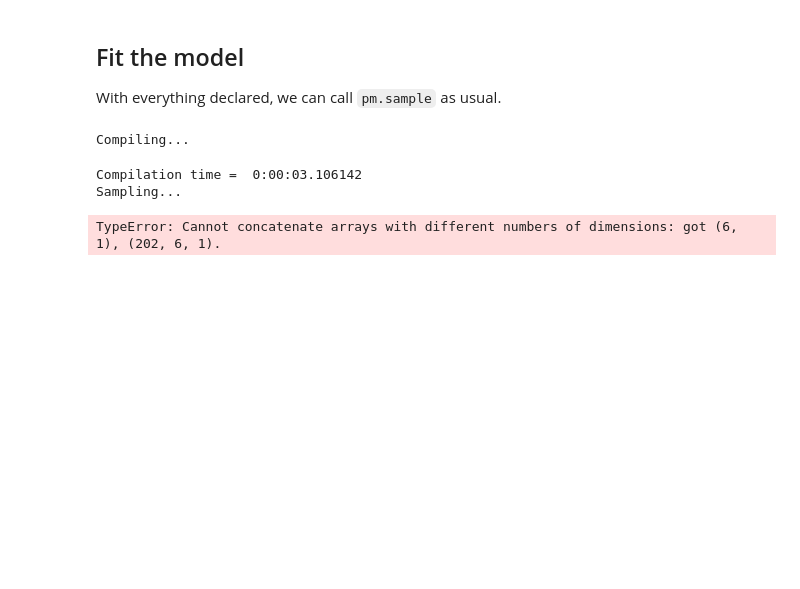
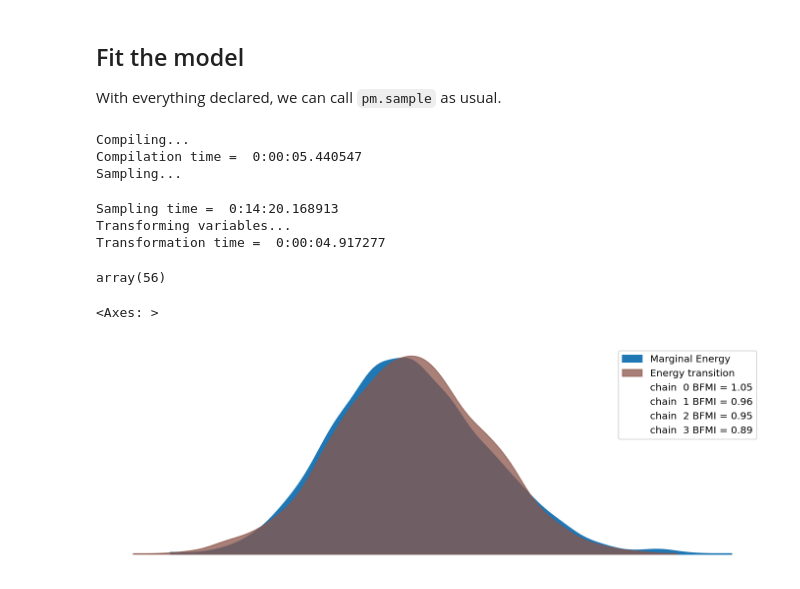
Before and after one commit to jessegrabowski/pymc_statespace, a Jupyter notebook: examples/VARMAX Example.ipynb, the cells around one changed output. Saved outputs shown, nothing was run; the diff lists cells and outputs as text; code cells hidden in the pictures; blank space fills up the shorter version.

Commit message:
More support for time varying matrices, new VARMAX notebook

```diff
--- a/examples/VARMAX Example.ipynb
+++ b/examples/VARMAX Example.ipynb
@@ -123,7 +155,11 @@ To fit a VAR model with `pymc-statespace`, use the `BayesianVARMAX` model. We wi
 Note that statsmodels only estimated `ar_params` and `state_cov`. They handle *initialization* of the Kalman Filter, that is, selection of `x0` and `P0`, using other methods. Since we're in a Bayesian framework, though, nothing stops us from estimating these parameters. `x0` is clearly going to be centered on zero. `P0` is a bit more abstract. We could remove it by doing some linear algebra - you can ask for this by setting `stationary_initialzation = True`. This option is currently not supported in JAX, though, so we have to do it a harder way.
 # %%
 bvar_mod = pmss.BayesianVARMAX(
-    data.values, order=(2, 0), stationary_initialization=False, measurement_error=False
+    data.values,
+    order=(2, 0),
+    stationary_initialization=False,
+    measurement_error=False,
+    filter_type="standard",
 )
 # %% [output]
 Model successfully initialized! The following parameters should be assigned priors inside a PyMC model block: x0, P0, ar_params, state_cov
@@ -137,17 +173,24 @@ coords = {
 
 with pm.Model(coords=coords) as var_mod:
     x0 = pm.Normal("x0", size=6)
-    P0_scale = pm.Exponential("P0_scale", lam=1)
-    P0 = pm.Deterministic("P0", pt.eye(bvar_mod.k_states) * P0_scale)
+    P0 = pm.Deterministic("P0", pt.diag(np.array(data.var().values.tolist() * 2)))
+
     state_chol, _, _ = pm.LKJCholeskyCov(
         "state_chol", eta=1, n=bvar_mod.k_posdef, sd_dist=pm.Exponential.dist(lam=1)
     )
-    ar_params = pm.Laplace("ar_params", mu=0, b=0.5, dims=["equation", "lag", "state"])
+
+    # Flex on Gibbs samplers by using an arbitrary prior
+    ar_params = pm.Laplace("ar_params", mu=0, b=2, dims=["equation", "lag", "state"])
     state_cov = pm.Deterministic("state_cov", state_chol @ state_chol.T, dims=["equation", "state"])
 
     # I **DO NOT** recommended trying to run this model in anything but JAX mode, sorry Windows gang.
     bvar_mod.build_statespace_graph(mode="JAX")
-    bvar_mod.build_smoother_graph(mode="JAX")
+
+    # You can also ask for the smoother, but we're not using it in this notebook
+    #     bvar_mod.build_smoother_graph(mode="JAX")
+
+    # Save this in the trace for forcasting and impulse response
+    pm.Deterministic("T", bvar_mod.ssm["transition"])
 # %% [markdown]
 You can see that the filtered, predicted, and smoothed states and covariances, as well as a log-likelihood term, have been automatically added to our model.
 # %%
@@ -202,6 +253,17 @@ with var_mod:
     idata = pm.sample(nuts_sampler="numpyro")
 # %% [output]
 Compiling...
+Compilation time =  0:00:05.440547
+Sampling...
-Compilation time =  0:00:03.106142
-Sampling...
+Sampling time =  0:14:20.168913
+Transforming variables...
+Transformation time =  0:00:04.917277
-TypeError: Cannot concatenate arrays with different numbers of dimensions: got (6, 1), (202, 6, 1).
+# %%
+idata.sample_stats.diverging.sum().values
+# %% [output]
+array(56)
+# %%
+az.plot_energy(idata)
+# %% [output]
+<Axes: >
+[figure, added]
```
Also changed, not shown: parts of 13 cells of this notebook, 4 other files.
